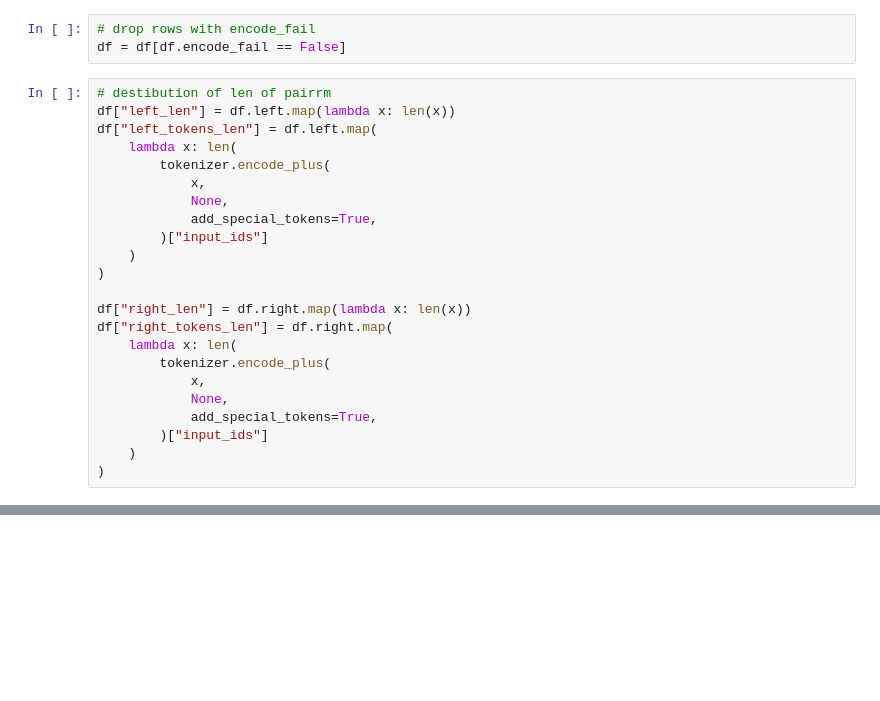
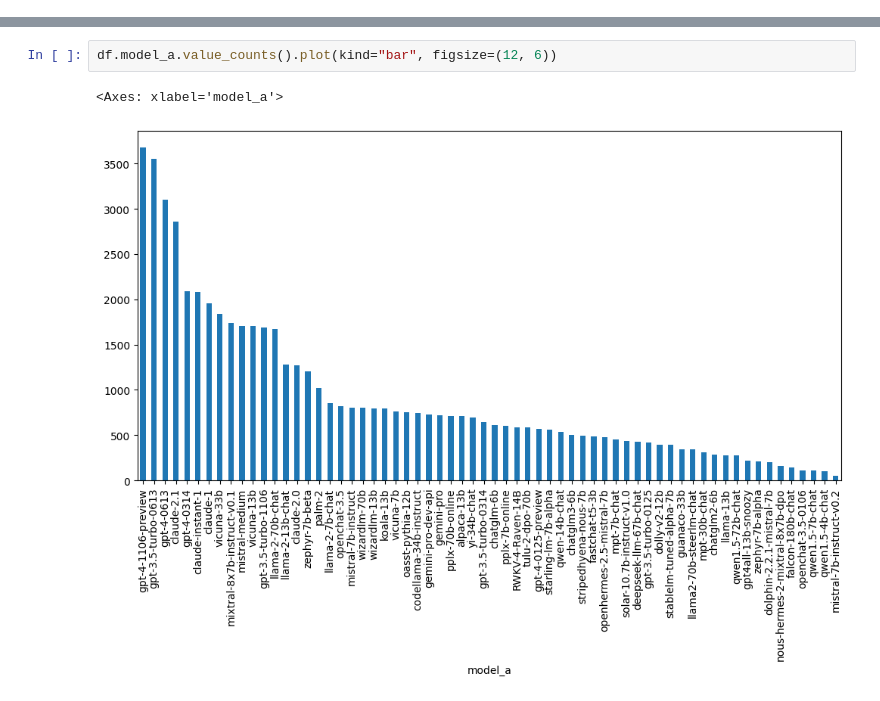
Before and after one commit to kirill-yatsy/LMSYS, a Jupyter notebook: notebooks/preparing_data_frame.ipynb, the cells around one changed output, grey strips where cells are left out. Drawn from its saved outputs; the diff is of its cells as text; blank space fills up the shorter version.

```diff
--- a/notebooks/preparing_data_frame.ipynb
+++ b/notebooks/preparing_data_frame.ipynb
@@ -104,26 +156,0 @@ Name: count, dtype: int64
-# %%
-# drop rows with encode_fail
-df = df[df.encode_fail == False]
-# %%
-# destibution of len of pairrm
-df["left_len"] = df.left.map(lambda x: len(x))
-df["left_tokens_len"] = df.left.map(
-    lambda x: len(
-        tokenizer.encode_plus(
-            x,
-            None,
-            add_special_tokens=True,
-        )["input_ids"]
-    )
-)
-
-df["right_len"] = df.right.map(lambda x: len(x))
-df["right_tokens_len"] = df.right.map(
-    lambda x: len(
-        tokenizer.encode_plus(
-            x,
-            None,
-            add_special_tokens=True,
-        )["input_ids"]
-    )
-)
@@ -220,0 +157,5 @@ Fbeta: 0.5999999999999991
+# %%
+df.model_a.value_counts().plot(kind="bar", figsize=(12, 6))
+# %% [output]
+<Axes: xlabel='model_a'>
+[figure, added]
```
Also changed, not shown: parts of 49 cells of this notebook, 5 other files.
